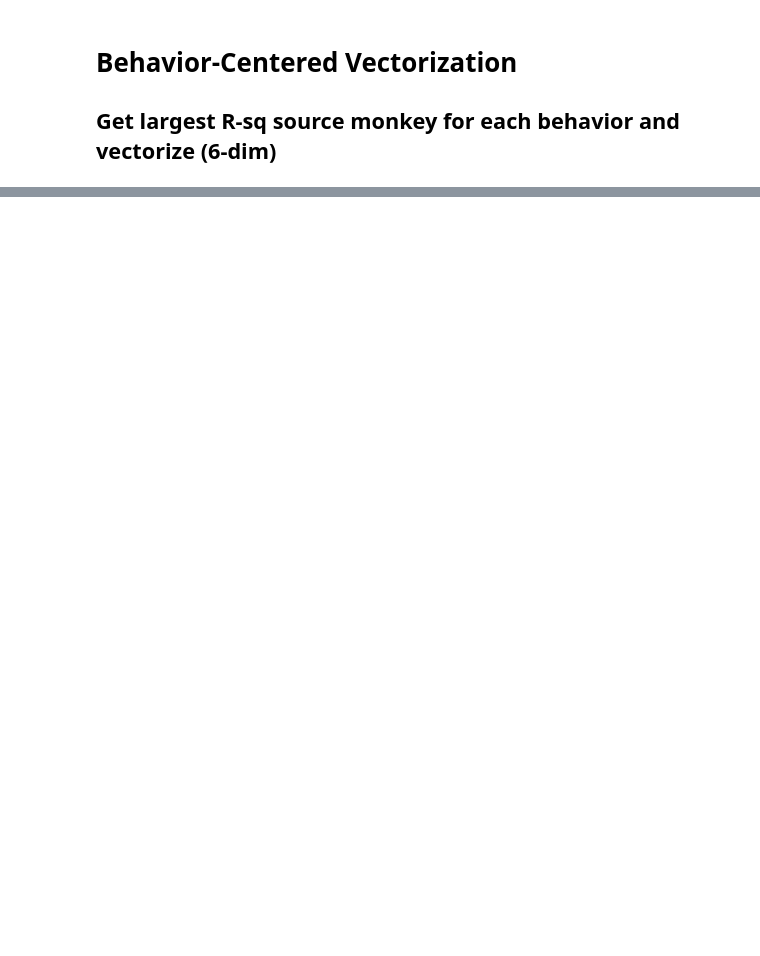
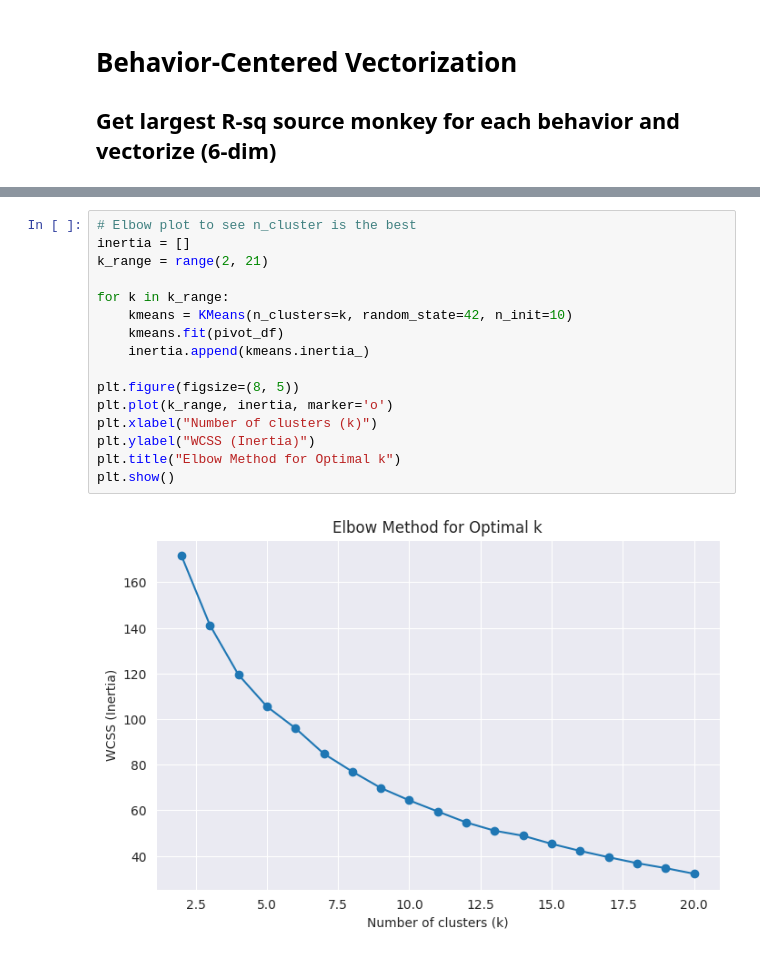
Before and after one commit to EdConnorLab/Julie, a Jupyter notebook: notebooks/regression_analysis2.ipynb, the cells around one changed output, grey strips where cells are left out. Drawn from its saved outputs; the diff is of its cells as text; blank space fills up the shorter version.

```diff
--- a/notebooks/regression_analysis2.ipynb
+++ b/notebooks/regression_analysis2.ipynb
@@ -89,0 +107,18 @@ plt.show()
+# %%
+# Elbow plot to see n_cluster is the best
+inertia = []
+k_range = range(2, 21)
+
+for k in k_range:
+    kmeans = KMeans(n_clusters=k, random_state=42, n_init=10)
+    kmeans.fit(pivot_df)
+    inertia.append(kmeans.inertia_)
+
+plt.figure(figsize=(8, 5))
+plt.plot(k_range, inertia, marker='o')
+plt.xlabel("Number of clusters (k)")
+plt.ylabel("WCSS (Inertia)")
+plt.title("Elbow Method for Optimal k")
+plt.show()
+# %% [output]
+[figure, added]
```
Also changed, not shown: parts of 9 cells of this notebook, 2 other files.
